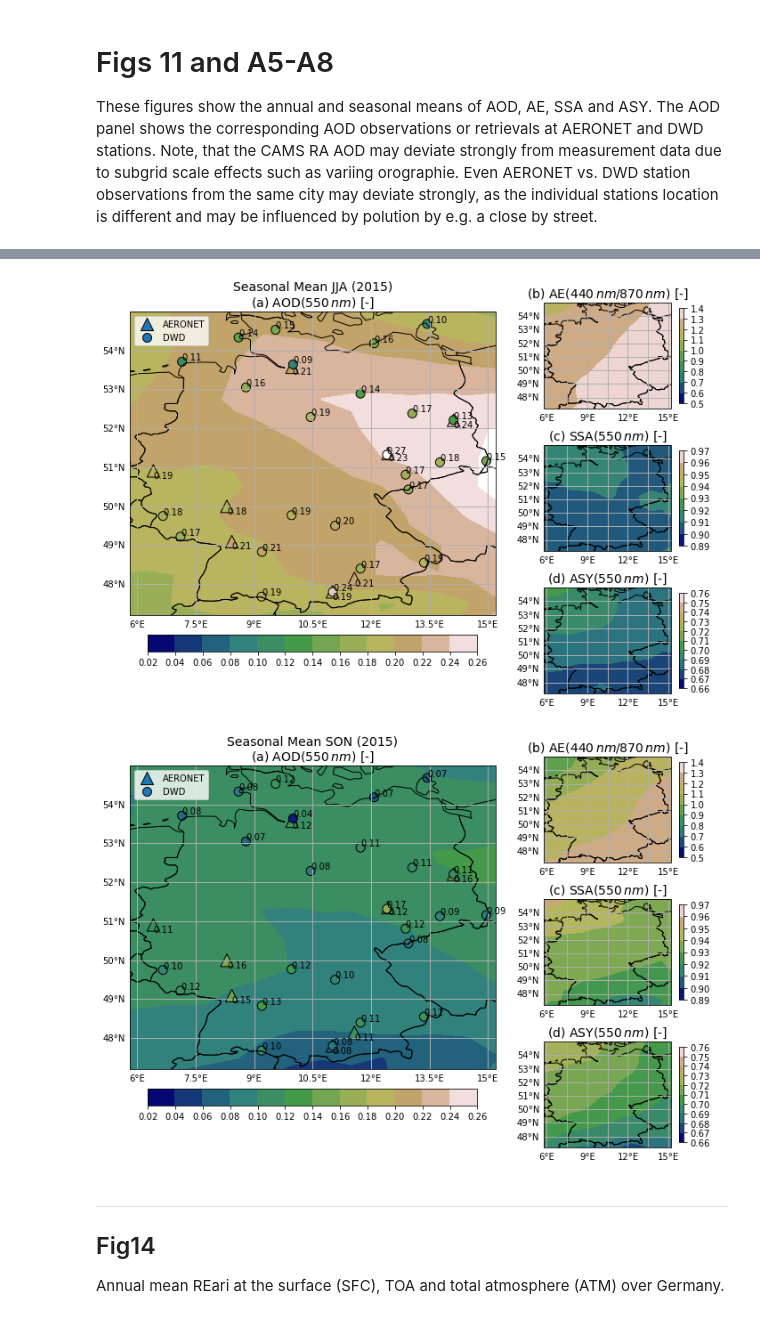
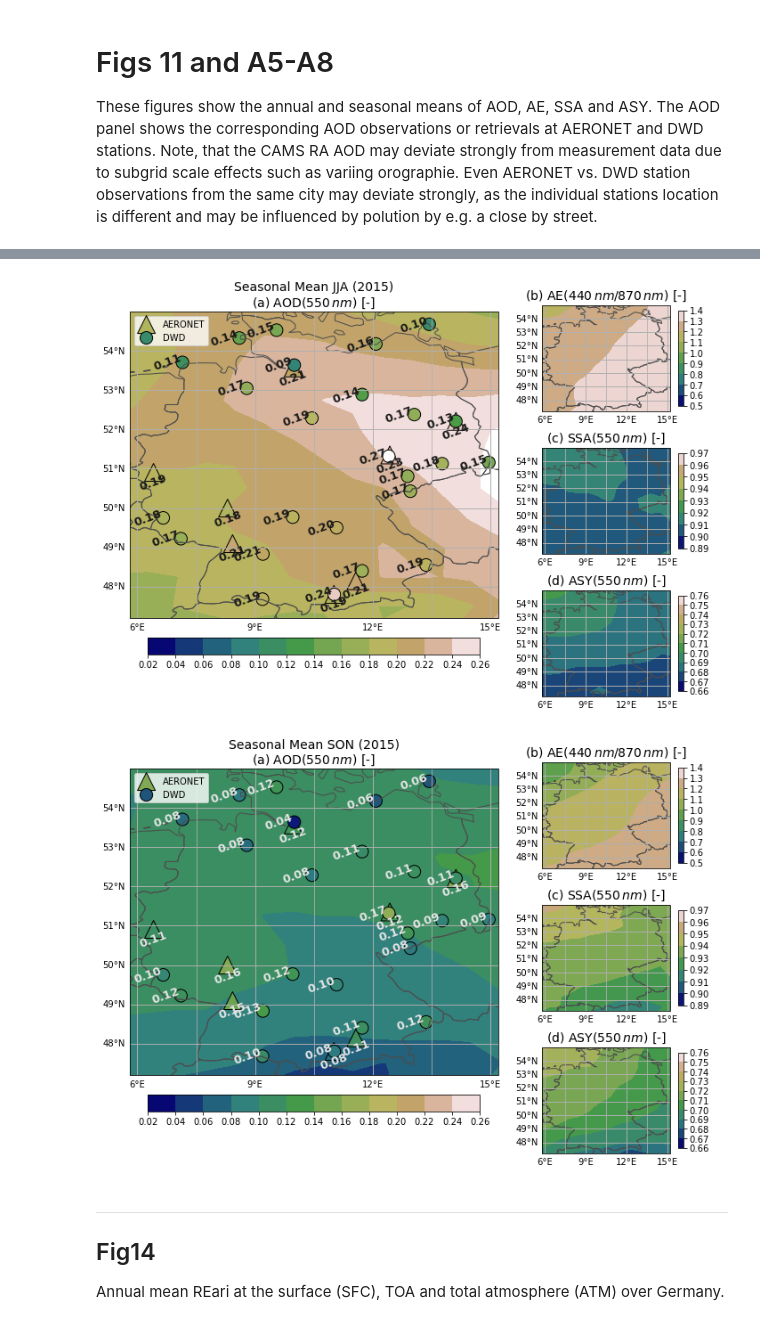
Before and after one commit to jonas-witthuhn/Aerosol-REari-Germany-2015, a Jupyter notebook: results_Fig11_Fig13_Fig14_FigA5-A9.ipynb, the cells around one changed output, grey strips where cells are left out. Drawn from its saved outputs; the diff is of its cells as text; code cells hidden in the pictures.

Commit message:
update figures for RC2

```diff
--- a/results_Fig11_Fig13_Fig14_FigA5-A9.ipynb
+++ b/results_Fig11_Fig13_Fig14_FigA5-A9.ipynb
@@ -133,8 +133,8 @@ These figures show the annual and seasonal means of AOD, AE, SSA and ASY. The AO
 # annual mean
 AODyear = dsAOD.sel(model='ESRA')
 AODyear = AODyear.interpolate_na(dim='day')
-AODyear = AODyear.assign({'latitude':('station',stations.latitude),
-                          'longitude':('station',stations.longitude)})
+AODyear = AODyear.assign({'latitude':('station',stations.latitude.data),
+                          'longitude':('station',stations.longitude.data)})
 
 
 
@@ -198,6 +180,10 @@ The new arguments that you should use are 'offset' or 'origin'.
 
 
 for select in ['year','DJF','MAM','JJA','SON']:
+    if select in ['DJF','SON']:
+        textcolor=(0.9,0.9,0.9)
+    else:
+        textcolor=(0.1,0.1,0.1)
     E = globals()[f"E{select}"]
     AOD = globals()[f"AOD{select}"]
     aods = globals()[f"aods{select}"]
@@ -222,7 +208,7 @@ for select in ['year','DJF','MAM','JJA','SON']:
                        title=title+'\n'+r'(a) AOD(550$\,nm$) [-]',cmap='gist_earth',
                        cborientation='horizontal')
     ax.scatter(lons,lats,
-               s = 300,
+               s = 400,
                c = aods,
                vmin=vmin,vmax=vmax,
                cmap='gist_earth',
@@ -231,7 +217,7 @@ for select in ['year','DJF','MAM','JJA','SON']:
               transform=ccrs.PlateCarree(),label='AERONET')
 
     ax.scatter(AOD.longitude,AOD.latitude,
-               s = 150,
+               s = 200,
                c = AOD.CAOD.values,
                vmin=vmin,vmax=vmax,
                cmap='gist_earth',
@@ -242,18 +228,36 @@ for select in ['year','DJF','MAM','JJA','SON']:
         aod = float(AODs.CAOD.values)
         lat = float(AODs.latitude.values)
         lon = float(AODs.longitude.values)
-        ax.annotate(f"{aod:.2f}",
-                    xy=(lon,lat),
-                    va='bottom',
-                    fontsize=12,
-                    transform=ccrs.PlateCarree())
+        if np.isnan(aod):
+            continue
+#         ax.annotate(f"{aod:.2f}",
+#                     xy=(lon,lat),
+#                     va='bottom',
+#                     fontsize=13,
+#                     transform=ccrs.PlateCarree())
+        ax.text(lon, lat, f"{aod:.2f}", ha="right", va="center", rotation=20, size=13,
+                transform=ccrs.PlateCarree(),
+#                 color=(0.9,0.9,0.9),
+                color=textcolor,
+                fontweight='bold',
+#                 bbox=dict(boxstyle="square,pad=0.05",fc="w",alpha=0.5),
+               )
 
     for lat,lon,aod in zip(lats,lons,aods):
-        ax.annotate(f"{aod:.2f}",
-                    xy=(lon,lat),
-                    va='top',
-                    fontsize=12,
-                    transform=ccrs.PlateCarree())
+        if np.isnan(aod):
+            continue
+#         ax.annotate(f"{aod:.2f}",
+#                     xy=(lon,lat),
+#                     va='top',
+#                     fontsize=13,
+#                     transform=ccrs.PlateCarree())
+        ax.text(lon, lat, f"{aod:.2f}", ha="center", va="top", rotation=20, size=13,
+                transform=ccrs.PlateCarree(),
+#                 color=(0.9,0.9,0.9),
+                color=textcolor,
+                fontweight='bold',
+#                 bbox=dict(boxstyle="square,pad=0.05",fc="w",alpha=0.5),
+               )
 
     plt.legend()
 
@@ -299,5 +303,5 @@ for select in ['year','DJF','MAM','JJA','SON']:
-[figure, old version]
+[figure, new version]
-[figure, old version]
+[figure, new version]
 # %% [markdown]
 ---
 
```
Also changed, not shown: parts of 4 cells of this notebook, 10 other files.
